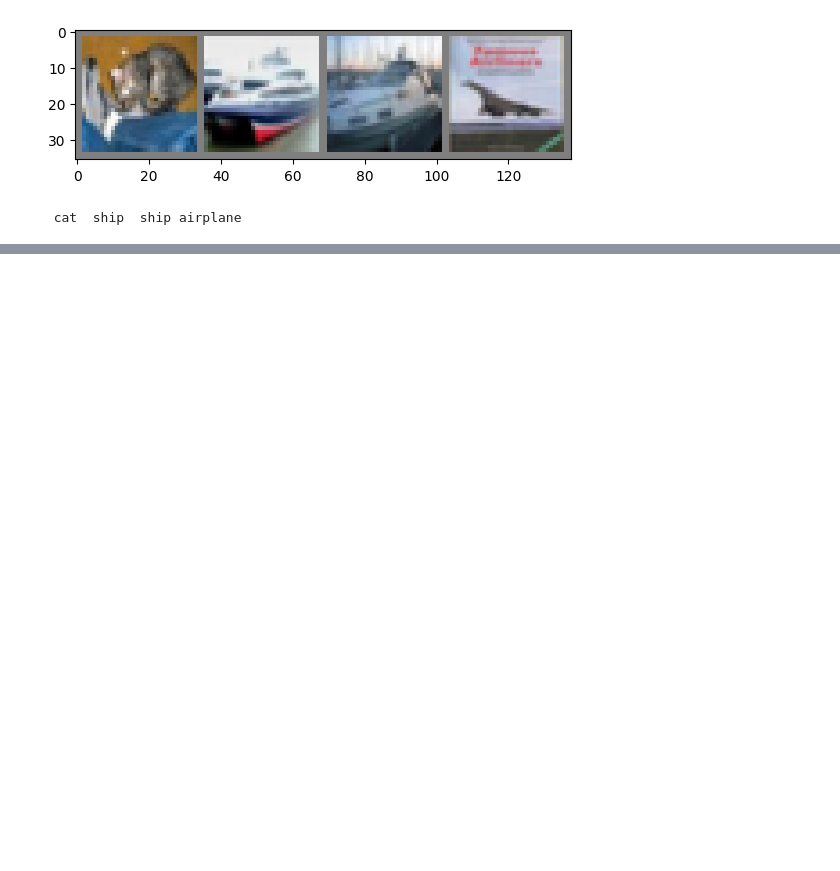
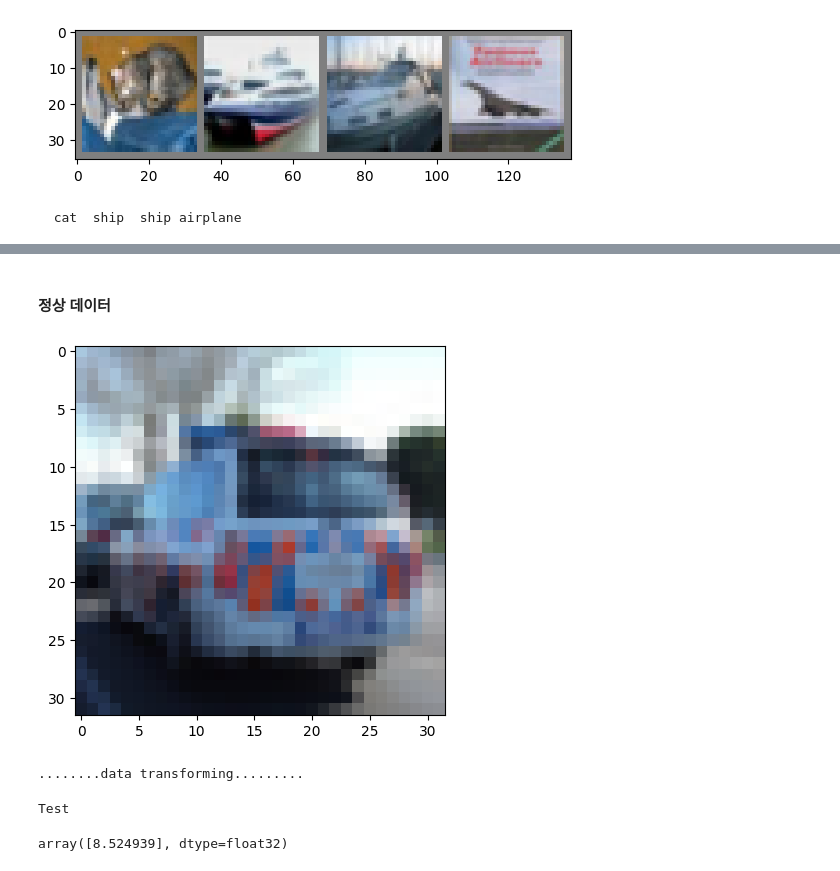
Before and after one commit to khw11044/GOAD-CIFAR10-Pytorch, a Jupyter notebook: demo.ipynb, the cells around one changed output, grey strips where cells are left out. Cells and saved outputs as stored; diff of their text form; code cells hidden in the pictures; blank space fills up the shorter version.

```diff
--- a/demo.ipynb
+++ b/demo.ipynb
@@ -53,0 +135,44 @@ print(' '.join('%5s' % classes[labels[j]] for j in range(BATCH)))
+# %%
+# 테스트 함수
+def one_img_test(test_image):
+    h,w,c = test_image.shape
+    test_image = test_image.reshape(-1, h,w,c)
+    test_image, _ = transform_data(test_image, transformer)
+    test_image_trans = test_image.transpose(0, 3, 1, 2)
+    print("Test")
+    netWRN.eval()
+    n_rots = num_trans
+    n_rots_test = n_rots
+    ndf = 256
+    eps = 0
+
+    val_probs_rots = np.zeros((1, n_rots_test))
+    xs = torch.from_numpy(test_image_trans).float().to(device)
+    zs, fs = netWRN(xs)
+    zs = torch.reshape(zs, (1, n_rots_test, ndf))    # ([576, 256])
+
+    diffs = ((zs.unsqueeze(2) - normal_means) ** 2).sum(-1)
+    diffs_eps = eps * torch.ones_like(diffs)
+    diffs = torch.max(diffs, diffs_eps)
+    logp_sz = torch.nn.functional.log_softmax(-diffs, dim=2)
+
+    val_probs_rots = -torch.diagonal(logp_sz, 0, 1, 2).cpu().data.numpy()
+    val_probs_rots = val_probs_rots.sum(1)
+    return val_probs_rots
+# %% [markdown]
+#### 정상 데이터
+# %%
+test_image = x_test_normal[101]
+
+
+normal_images_tensor = torch.from_numpy(test_image.transpose(2, 0, 1))
+imshow(torchvision.utils.make_grid(normal_images_tensor))
+
+score = one_img_test(test_image)
+
+score
+# %% [output]
+[figure, added]
+........data transforming.........
+Test
+array([8.524939], dtype=float32)
```
Also changed, not shown: parts of 20 cells of this notebook, 3 other files.
